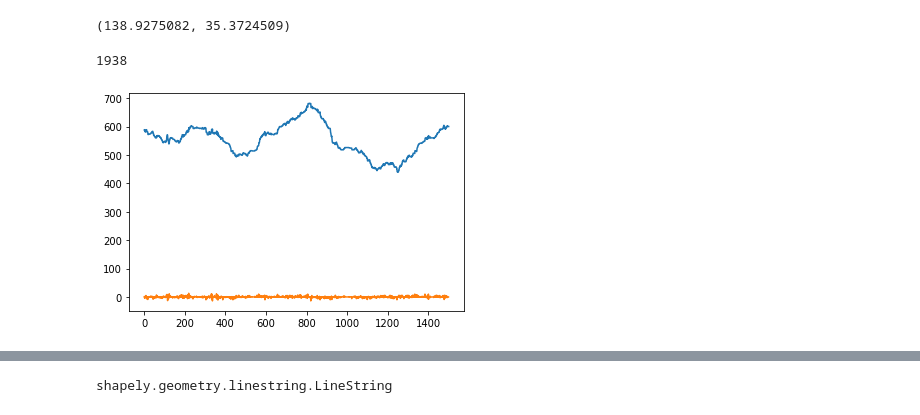
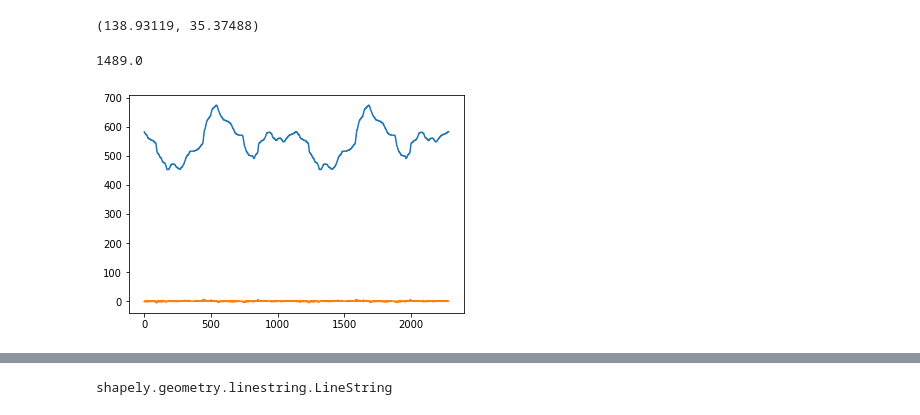
Before and after one commit to anthonyozerov/optimal-cycling, a Jupyter notebook: anthony.ipynb, the cells around one changed output, grey strips where cells are left out. Cells and saved outputs as stored; diff of their text form; code cells hidden in the pictures.

Commit message:
improve data

```diff
--- a/anthony.ipynb
+++ b/anthony.ipynb
@@ -1,8 +1,24 @@
+# %%
+import gpxpy
+import gpxpy.gpx
+gpx = gpxpy.parse(open('data/tokyo-men.gpx','r'))
+new_points = []
+points = gpx.tracks[0].segments[0].points
+for i, point in enumerate(points):
+    if i==0:
+        new_points.append(point)
+    else:
+        if point.latitude != points[i-1].latitude and point.longitude != points[i-1].longitude:
+            new_points.append(point)
+gpx.tracks[0].segments[0].points = new_points
+open('data/tokyo-men.gpx','w').write(gpx.to_xml())
+gpx = gpxpy.parse(open('data/tokyo-men.gpx','r'))
+alts = [point.elevation for point in gpx.tracks[0].segments[0].points]
 # %%
 import geopandas as gpd
 track = gpd.GeoDataFrame(columns=['name', 'geometry'],
      geometry='geometry')
-gdf = gpd.read_file('data/tokyo.gpx', layer='tracks')
+gdf = gpd.read_file('data/tokyo-men.gpx', layer='tracks')
 gdf.plot()
 # %% [output]
 <AxesSubplot:>
@@ -10,4 +35,4 @@ gdf.plot()
 # %%
-from shapely import geometry, ops
-singleline = ops.linemerge(gdf.geometry[0])
-gdf.geometry[0]=singleline
+#from shapely import geometry, ops
+#singleline = ops.linemerge(gdf.geometry[0])
+gdf.geometry[0]=gdf.geometry[0].geoms[0]
@@ -149,27 +166,27 @@ Loaded dem as EPSG:4326
 # %%
 import srtm1
 import matplotlib.pyplot as plt
-def coord_to_alt(coord):
-    lat = coord[1]
-    lon = coord[0]
-    return srtm1.read('data/ASTGTMV003_N35E138_dem.tif',lat, lon)
+# def coord_to_alt(coord):
+#     lat = coord[1]
+#     lon = coord[0]
+#     return srtm1.read('data/ASTGTMV003_N35E138_dem.tif',lat, lon)
 
 
 
 coord1 = gdf.geometry[0].coords[0]
 print(coord1)
 lat = coord1[1]
 lon = coord1[0]
-alts = [coord_to_alt(coord) for coord in gdf.geometry[0].coords]
+#alts = [coord_to_alt(coord) for coord in gdf.geometry[0].coords]
 alt_diffs = [alts[i+1]-alts[i] for i in range(len(alts)-1)]
 #dists =
 plt.plot(alts)
 plt.plot(alt_diffs)
 sum([abs(diff) for diff in alt_diffs])
 # %% [output]
-(138.9275082, 35.3724509)
+(138.93119, 35.37488)
-1938
+1489.0
-[figure, old version]
+[figure, new version]
 # %%
 from haversine import haversine_vector, Unit
 import numpy as np
```
Also changed, not shown: parts of 14 cells of this notebook, 1 other file.
